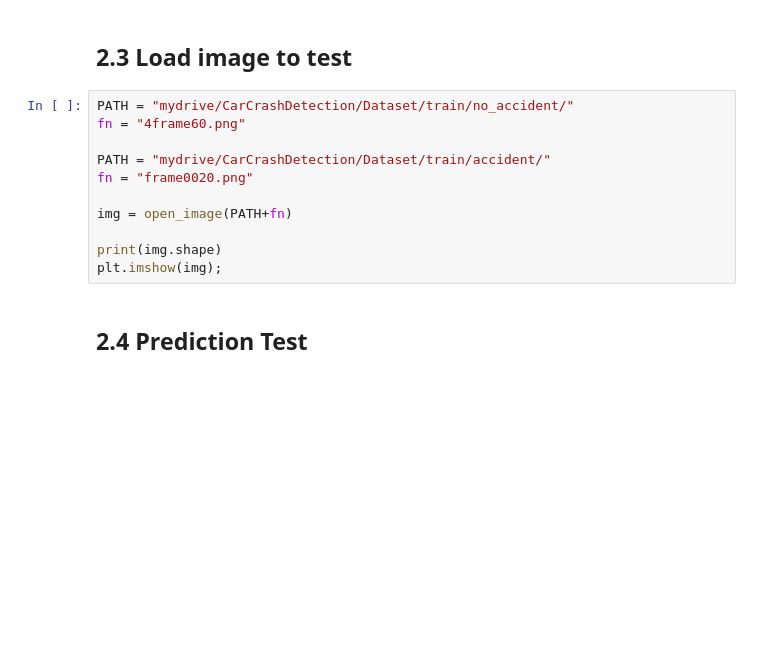
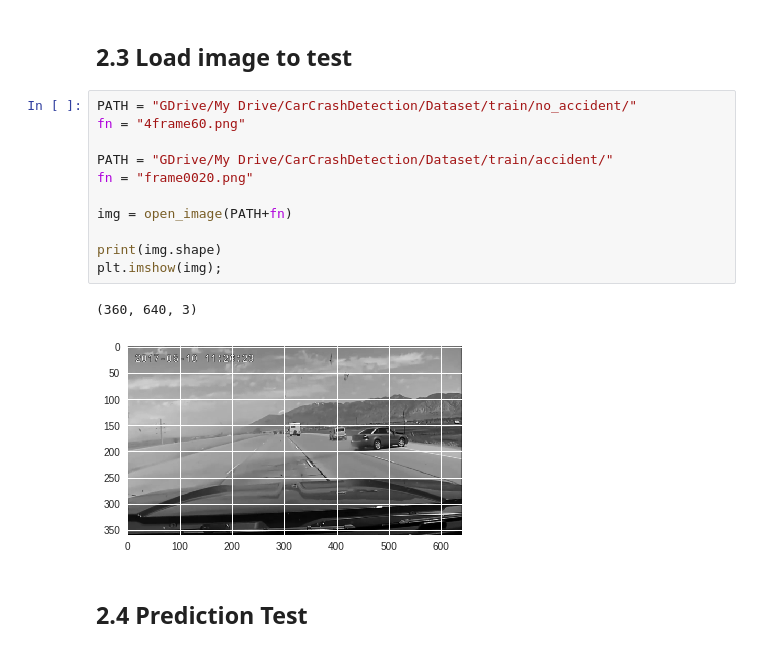
Before and after one commit to Giffy/AI_CarCrashDetector, a Jupyter notebook: 4_Prediction.ipynb, the cells around one changed output. Saved outputs shown, nothing was run; the diff lists cells and outputs as text; blank space fills up the shorter version.

Commit message:
Corrected directory listing and updated Google Drive link

```diff
--- a/4_Prediction.ipynb
+++ b/4_Prediction.ipynb
@@ -97,16 +114,19 @@ print ( "Model loaded")
 # %% [markdown]
 ## 2.3 Load image to test
 # %%
-PATH = "mydrive/CarCrashDetection/Dataset/train/no_accident/"
+PATH = "GDrive/My Drive/CarCrashDetection/Dataset/train/no_accident/"
 fn = "4frame60.png"
 
-PATH = "mydrive/CarCrashDetection/Dataset/train/accident/"
+PATH = "GDrive/My Drive/CarCrashDetection/Dataset/train/accident/"
 fn = "frame0020.png"
 
 img = open_image(PATH+fn)
 
 print(img.shape)
 plt.imshow(img);
+# %% [output]
+(360, 640, 3)
+[figure, added]
 # %% [markdown]
 ## 2.4 Prediction Test
 # %%
```
Also changed, not shown: parts of 12 cells of this notebook.
